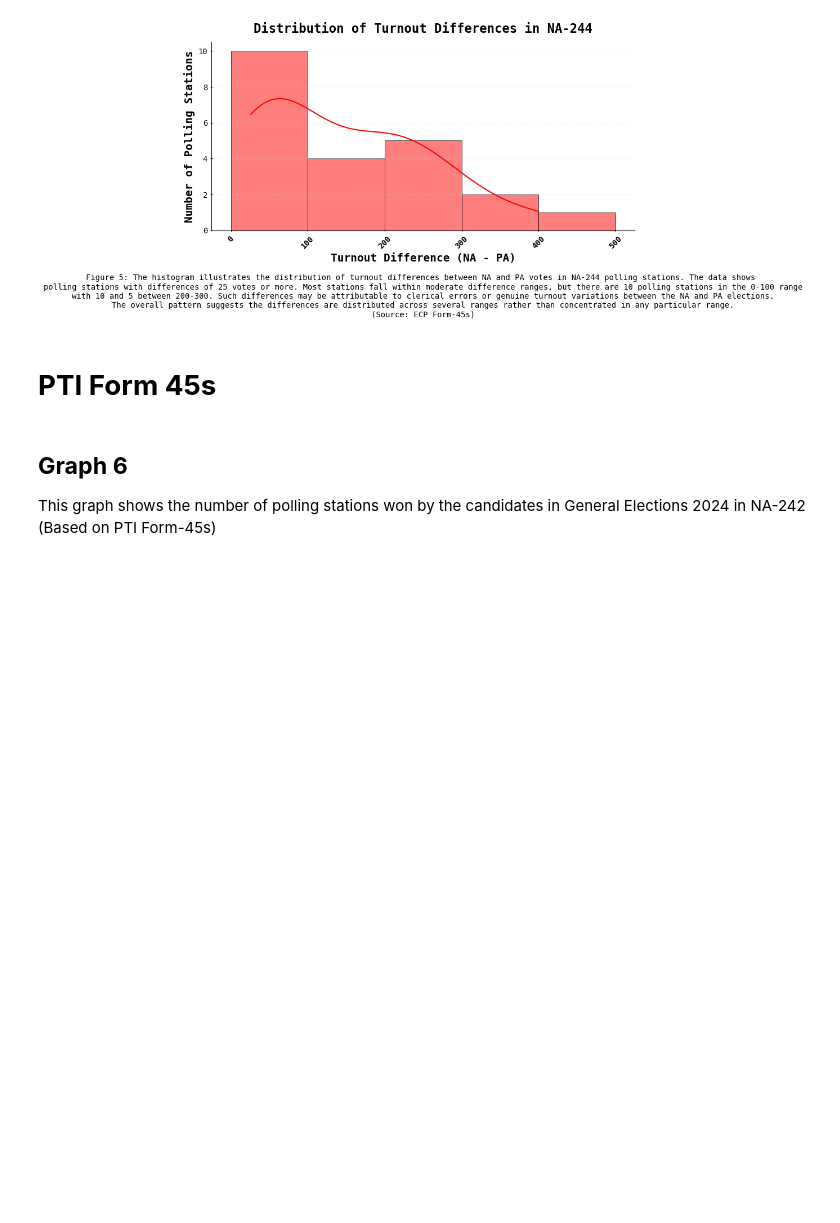
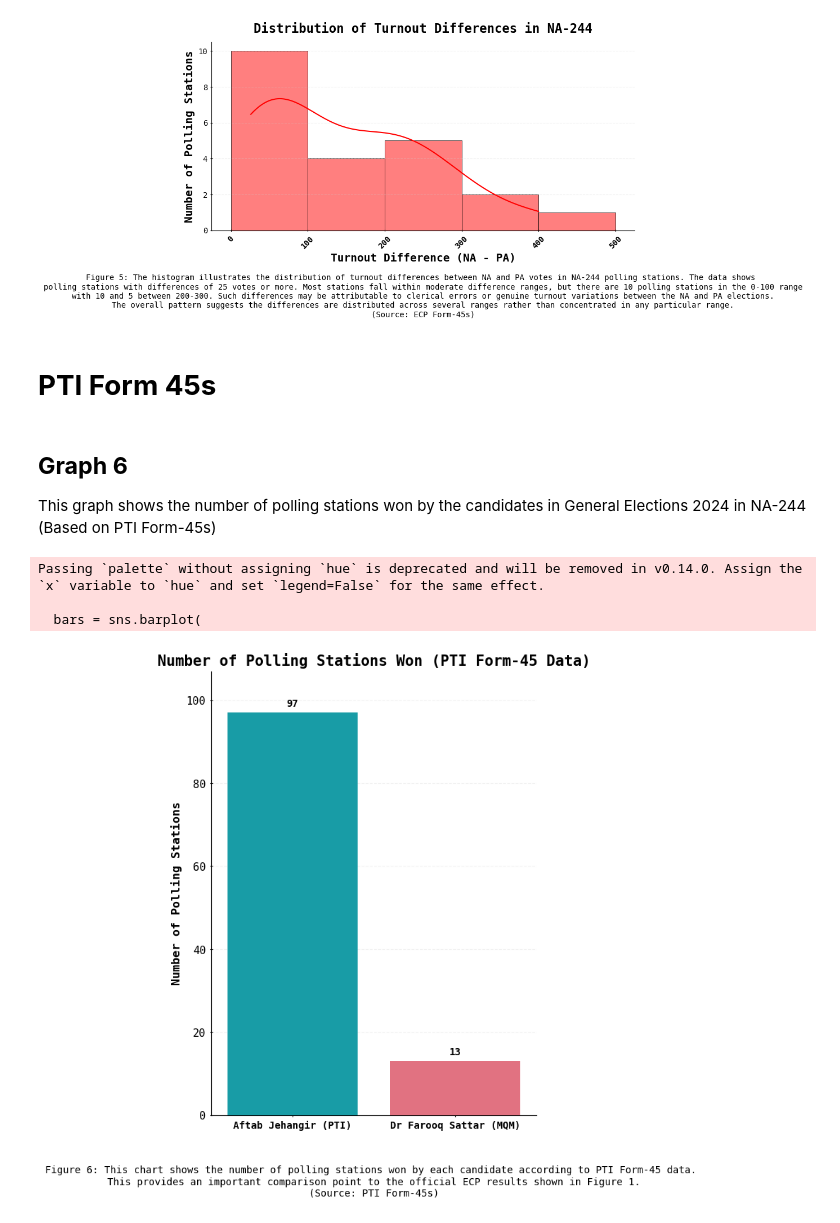
Before and after one commit to Aamil-Khan-Mahar/Karachi-NA, a Jupyter notebook: NA244/NA244.ipynb, the cells around one changed output. Drawn from its saved outputs; the diff is of its cells as text; code cells hidden in the pictures; blank space fills up the shorter version.

```diff
--- a/NA244/NA244.ipynb
+++ b/NA244/NA244.ipynb
@@ -344,4 +344,69 @@ plt.show()
 # **PTI Form 45s**
 # %% [markdown]
 ## **Graph 6**
-This graph shows the number of polling stations won by the candidates in General Elections 2024 in NA-242 (Based on PTI Form-45s)
+This graph shows the number of polling stations won by the candidates in General Elections 2024 in NA-244 (Based on PTI Form-45s)
+# %%
+data_244_pti = data_244[['OPP_VOTES_PTI', 'PTI_VOTES_PTI']].copy()
+data_244_pti['OPP_VOTES_PTI_NUM'] = pd.to_numeric(data_244_pti['OPP_VOTES_PTI'], errors='coerce')
+data_244_pti['PTI_VOTES_PTI_NUM'] = pd.to_numeric(data_244_pti['PTI_VOTES_PTI'], errors='coerce')
+data_244_pti = data_244_pti.dropna(subset=['OPP_VOTES_PTI_NUM', 'PTI_VOTES_PTI_NUM'])
+data_244_pti['PTI_WINNER'] = np.where(
+    data_244_pti['PTI_VOTES_PTI_NUM'] > data_244_pti['OPP_VOTES_PTI_NUM'],
+    'Aftab Jehangir (PTI)',
+    'Dr Farooq Sattar (MQM)'
+)
+
+pti_winner_counts = data_244_pti['PTI_WINNER'].value_counts()
+plt.figure(figsize=(8, 8))
+ax = plt.gca()
+
+colors = [blue if x == 'Aftab Jehangir (PTI)' else pink for x in pti_winner_counts.index]
+
+bars = sns.barplot(
+    x=pti_winner_counts.index,
+    y=pti_winner_counts.values,
+    palette=colors,
+    zorder=5
+)
+
+for bar in bars.patches:
+    height = bar.get_height()
+    ax.text(
+        bar.get_x() + bar.get_width() / 2,
+        height + 1,
+        f'{int(height)}',
+        ha='center',
+        va='bottom',
+        color='black',
+        fontsize=10,
+        fontweight='semibold'
+    )
+
+plt.title('Number of Polling Stations Won (PTI Form-45 Data)', fontsize=15, fontweight='bold', color='black')
+plt.xlabel('', fontsize=14, fontweight='bold')
+plt.ylabel('Number of Polling Stations', fontsize=12, fontweight='bold')
+ax.grid(axis='y', linestyle='--', alpha=0.3)
+plt.ylim(0, max(pti_winner_counts.values) + 10)
+plt.xticks(rotation=0, fontsize=10, fontweight='semibold')
+plt.yticks(fontsize=11)
+plt.gca().yaxis.set_major_formatter(ticker.FuncFormatter(lambda x, _: '{:,.0f}'.format(x)))
+
+plt.text(
+    0.5, -0.15,
+    'Figure 6: This chart shows the number of polling stations won by each candidate according to PTI Form-45 data. \n'
+    'This provides an important comparison point to the official ECP results shown in Figure 1.\n(Source: PTI Form-45s)',
+    fontsize=10,
+    ha='center',
+    va='center',
+    transform=plt.gca().transAxes,
+    wrap=False
+)
+
+plt.tight_layout()
+plt.savefig('./Graphs/Figure_6.png', dpi=600, bbox_inches='tight')
+plt.show()
+# %% [output]
+Passing `palette` without assigning `hue` is deprecated and will be removed in v0.14.0. Assign the `x` variable to `hue` and set `legend=False` for the same effect.
+
+  bars = sns.barplot(
+[figure, added]
```
Also changed, not shown: parts of 2 cells of this notebook, 1 other file.
